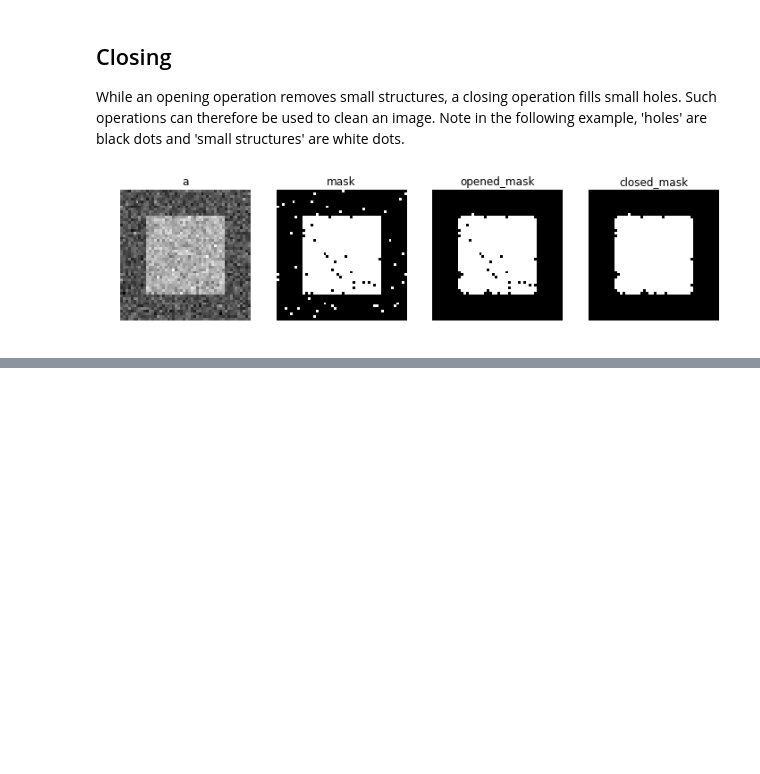
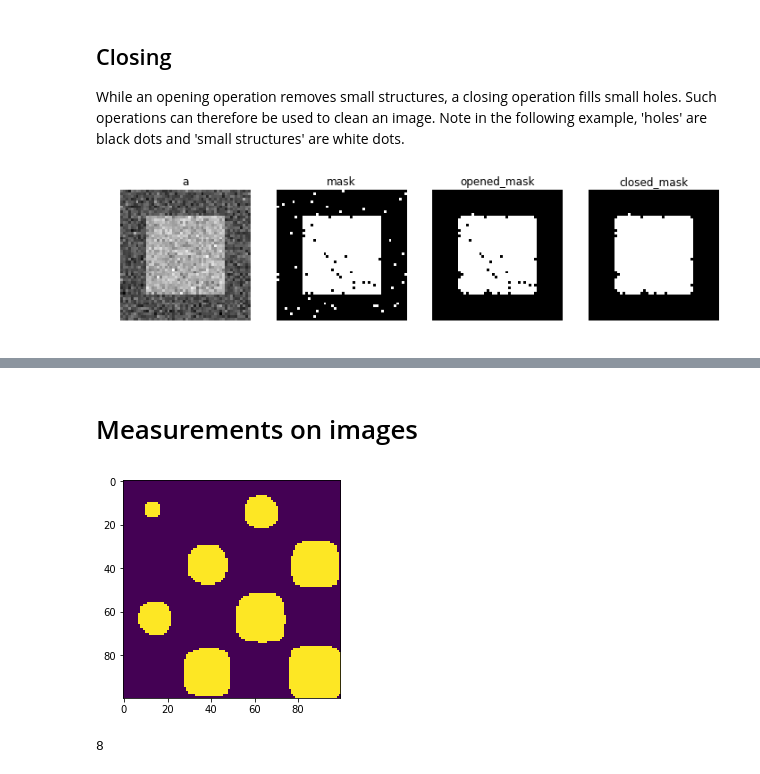
Before and after one commit to Accio/learn-scipy, a Jupyter notebook: 1.5/Scipy.ipynb, the cells around one changed output, grey strips where cells are left out. Saved outputs shown, nothing was run; the diff lists cells and outputs as text; code cells hidden in the pictures; blank space fills up the shorter version.

Commit message:
ndimage.label to find objects

```diff
--- a/1.5/Scipy.ipynb
+++ b/1.5/Scipy.ipynb
@@ -809,0 +835,16 @@ plt.show()
+# %% [markdown]
+# Measurements on images
+# %%
+x, y = np.indices((100, 100))
+sig = np.sin(2*np.pi*x/50.) * np.sin(2*np.pi*y/50.) * (1+x*y/50.**2)**2
+mask = sig > 1
+# %%
+plt.imshow(mask)
+plt.show()
+# %% [output]
+[figure, added]
+# %%
+labels, nb = ndimage.label(mask) ## label
+nb
+# %% [output]
+8
```
Also changed, not shown: parts of 2 cells of this notebook.
